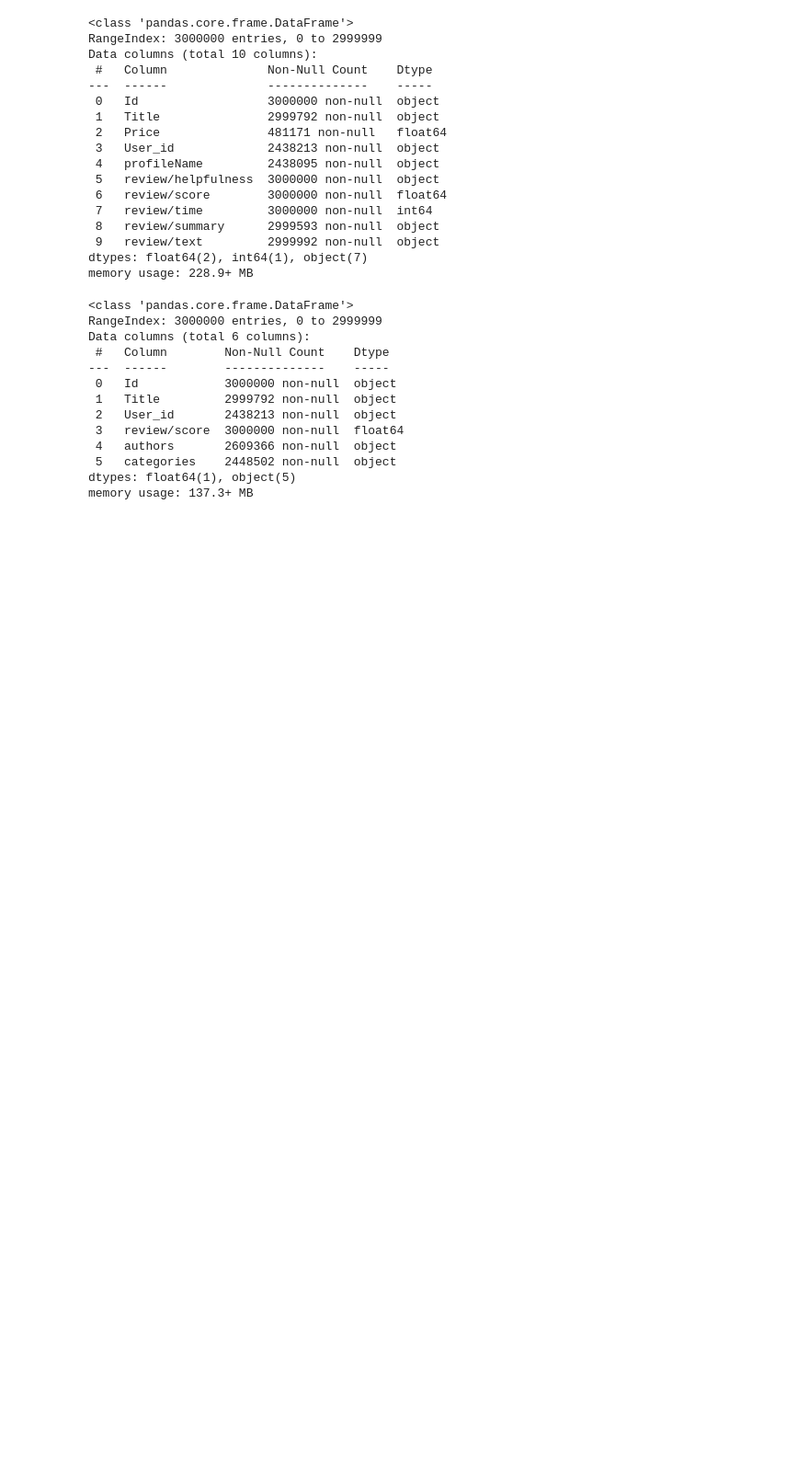
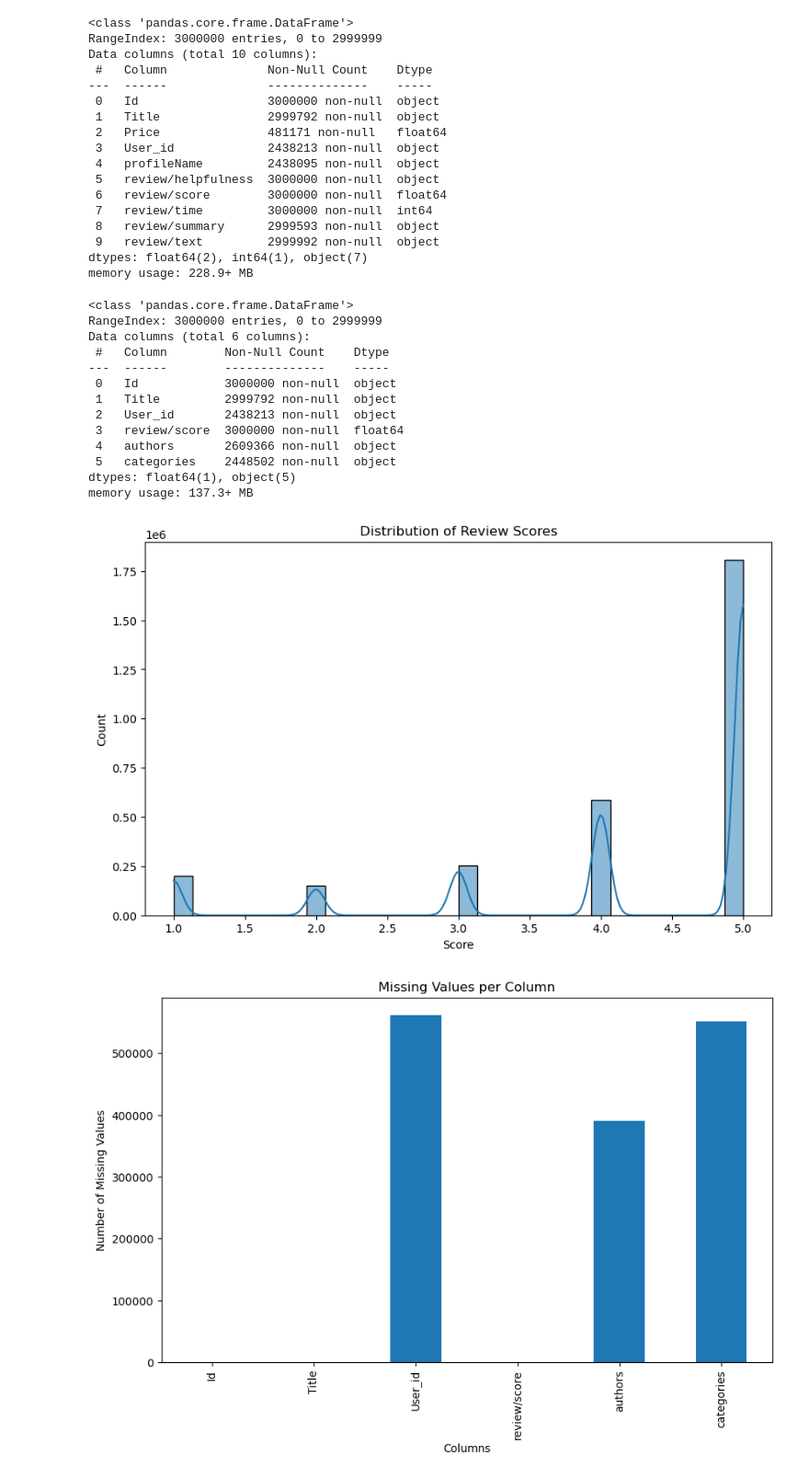
Before and after one commit to WesleyDickens/Book-Recommendations, a Jupyter notebook: Data Cleaning.ipynb, the cells around one changed output. Shown at 92% size. Saved outputs shown, nothing was run; the diff lists cells and outputs as text; code cells hidden in the pictures; blank space fills up the shorter version.

```diff
--- a/Data Cleaning.ipynb
+++ b/Data Cleaning.ipynb
@@ -46,3 +46,70 @@ Data columns (total 6 columns):
  5   categories    2448502 non-null  object
 dtypes: float64(1), object(5)
 memory usage: 137.3+ MB
+# %%
+import matplotlib.pyplot as plt
+import seaborn as sns
+import pandas as pd
+import numpy as np
+
+# Assuming cleaned_df is your DataFrame
+
+# 1. Distribution of Review Scores
+plt.figure(figsize=(10, 6))
+sns.histplot(cleaned_df['review/score'], bins=30, kde=True)
+plt.title('Distribution of Review Scores')
+plt.xlabel('Score')
+plt.ylabel('Count')
+plt.show()
+
+# 2. Missing Values
+missing_values_count = cleaned_df.isnull().sum()
+plt.figure(figsize=(10, 6))
+missing_values_count.plot(kind='bar')
+plt.title('Missing Values per Column')
+plt.xlabel('Columns')
+plt.ylabel('Number of Missing Values')
+plt.show()
+
+# 3. Top Categories
+top_categories = cleaned_df['categories'].value_counts().head(10)
+plt.figure(figsize=(12, 8))
+sns.barplot(x=top_categories.values, y=top_categories.index)
+plt.title('Top 10 Categories')
+plt.xlabel('Count')
+plt.ylabel('Categories')
+plt.show()
+
+# 4. Top Authors
+top_authors = cleaned_df['authors'].value_counts().head(10)
+plt.figure(figsize=(12, 8))
+sns.barplot(x=top_authors.values, y=top_authors.index)
+plt.title('Top 10 Authors')
+plt.xlabel('Count')
+plt.ylabel('Authors')
+plt.show()
+
+# 5. Review Score by Category
+# Selecting top 5 categories for simplicity
+top_categories_list = cleaned_df['categories'].value_counts().head(5).index
+data_top_categories = cleaned_df[cleaned_df['categories'].isin(top_categories_list)]
+plt.figure(figsize=(12, 8))
+sns.boxplot(x='categories', y='review/score', data=data_top_categories)
+plt.title('Review Score by Category for Top 5 Categories')
+plt.xlabel('Category')
+plt.ylabel('Review Score')
+plt.xticks(rotation=45)
+plt.show()
+
+# 6. Number of Entries per User
+entries_per_user = cleaned_df['User_id'].value_counts()
+plt.figure(figsize=(10, 6))
+sns.histplot(entries_per_user, bins=30, kde=False)
+plt.title('Number of Entries per User')
+plt.xlabel('Entries per User')
+plt.ylabel('Count')
+plt.xlim(1, entries_per_user.quantile(0.99))  # Limit to 99% percentile for better visualization
+plt.show()
+# %% [output]
+[figure, added]
+[figure, added]
```
Also changed, not shown: parts of 1 cell of this notebook, 6 other files.
